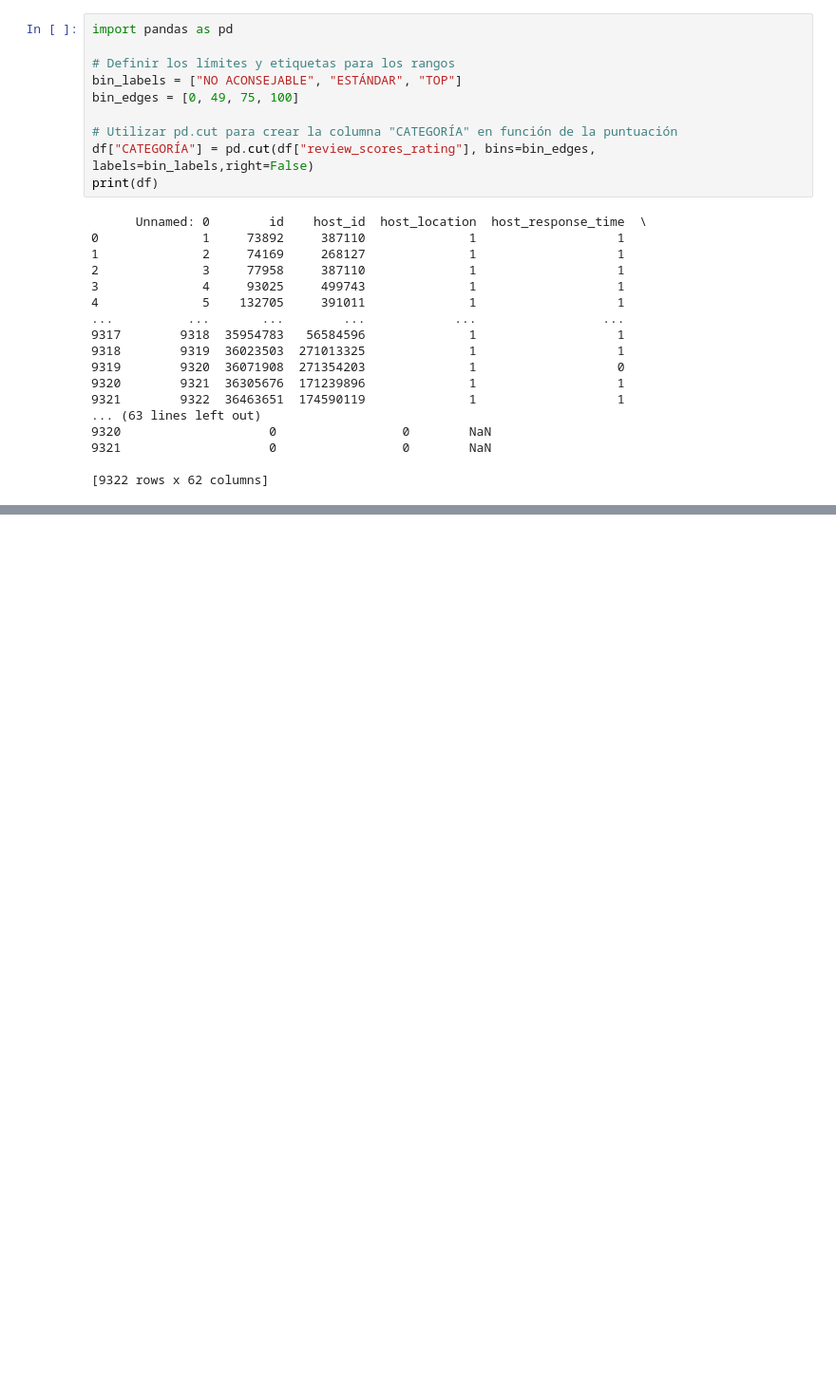
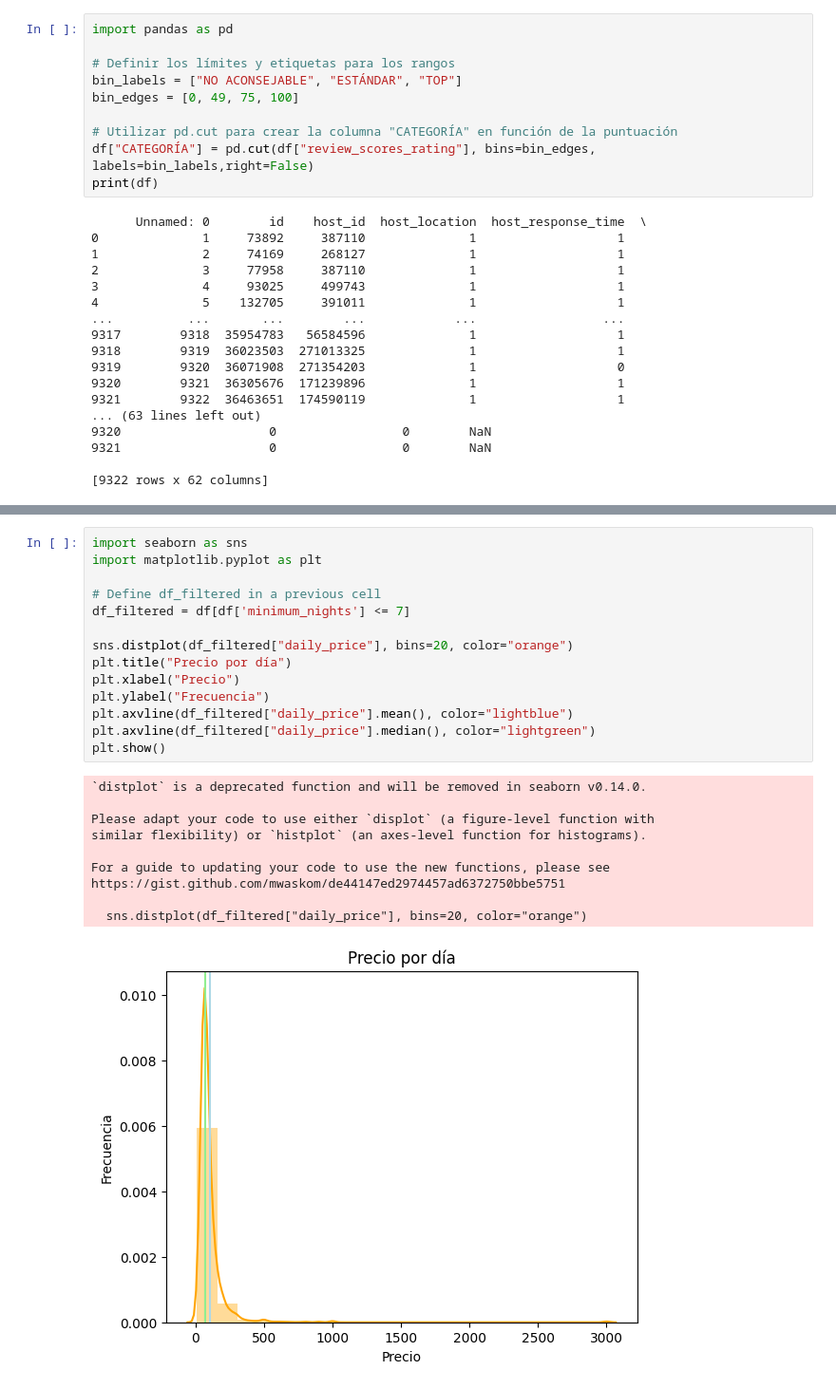
Before and after one commit to rubences/airbnb_milan, a Jupyter notebook: EXAMEN2 (1).ipynb, the cells around one changed output, grey strips where cells are left out. Shown: that part at 95% size. Drawn from its saved outputs; the diff is of its cells as text; blank space fills up the shorter version.

```diff
--- a/EXAMEN2 (1).ipynb
+++ b/EXAMEN2 (1).ipynb
@@ -242,0 +244,25 @@ plt.show()
+# %%
+import seaborn as sns
+import matplotlib.pyplot as plt
+
+# Define df_filtered in a previous cell
+df_filtered = df[df['minimum_nights'] <= 7]
+
+sns.distplot(df_filtered["daily_price"], bins=20, color="orange")
+plt.title("Precio por día")
+plt.xlabel("Precio")
+plt.ylabel("Frecuencia")
+plt.axvline(df_filtered["daily_price"].mean(), color="lightblue")
+plt.axvline(df_filtered["daily_price"].median(), color="lightgreen")
+plt.show()
+# %% [output]
+`distplot` is a deprecated function and will be removed in seaborn v0.14.0.
+
+Please adapt your code to use either `displot` (a figure-level function with
+similar flexibility) or `histplot` (an axes-level function for histograms).
+
+For a guide to updating your code to use the new functions, please see
+https://gist.github.com/mwaskom/de44147ed2974457ad6372750bbe5751
+
+  sns.distplot(df_filtered["daily_price"], bins=20, color="orange")
+[figure, added]
```
Also changed, not shown: parts of 2 cells of this notebook.
